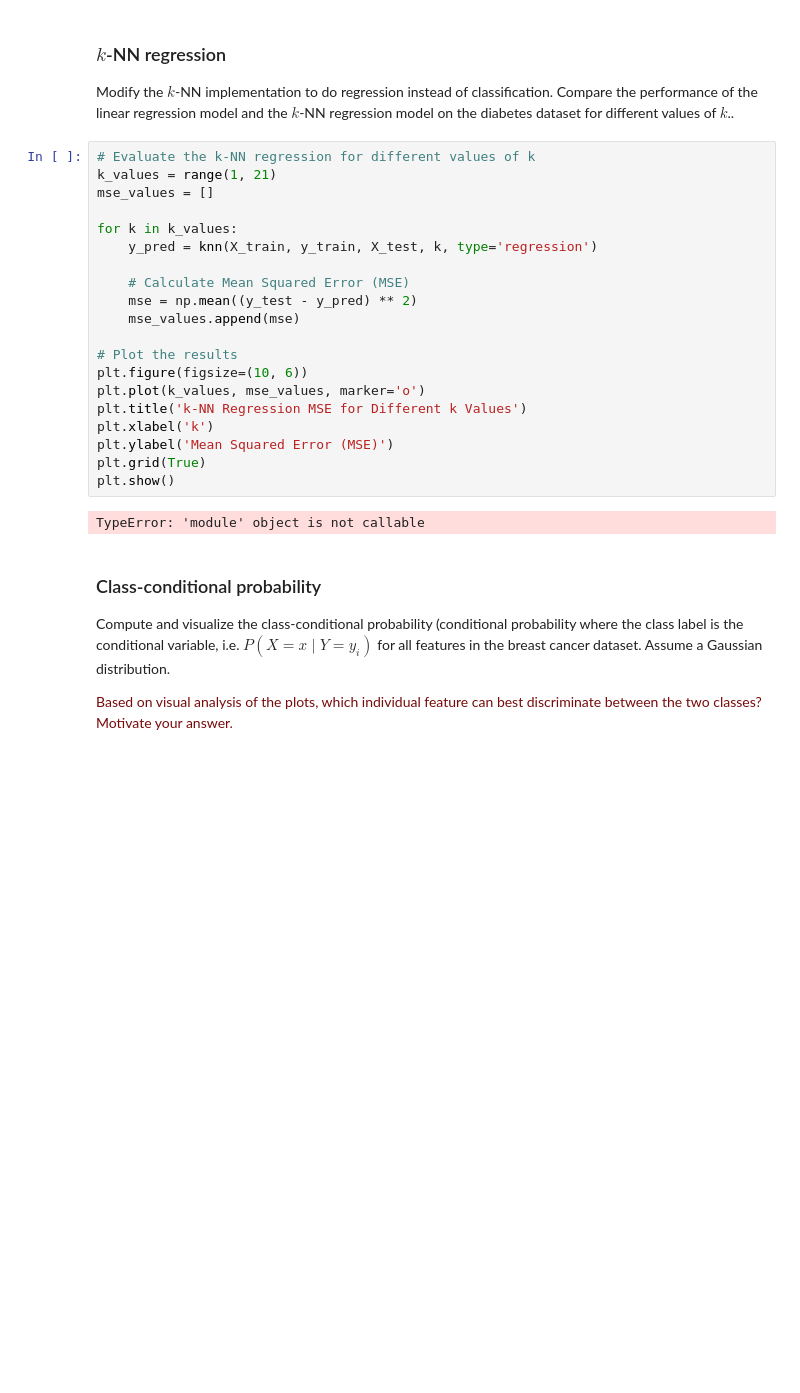
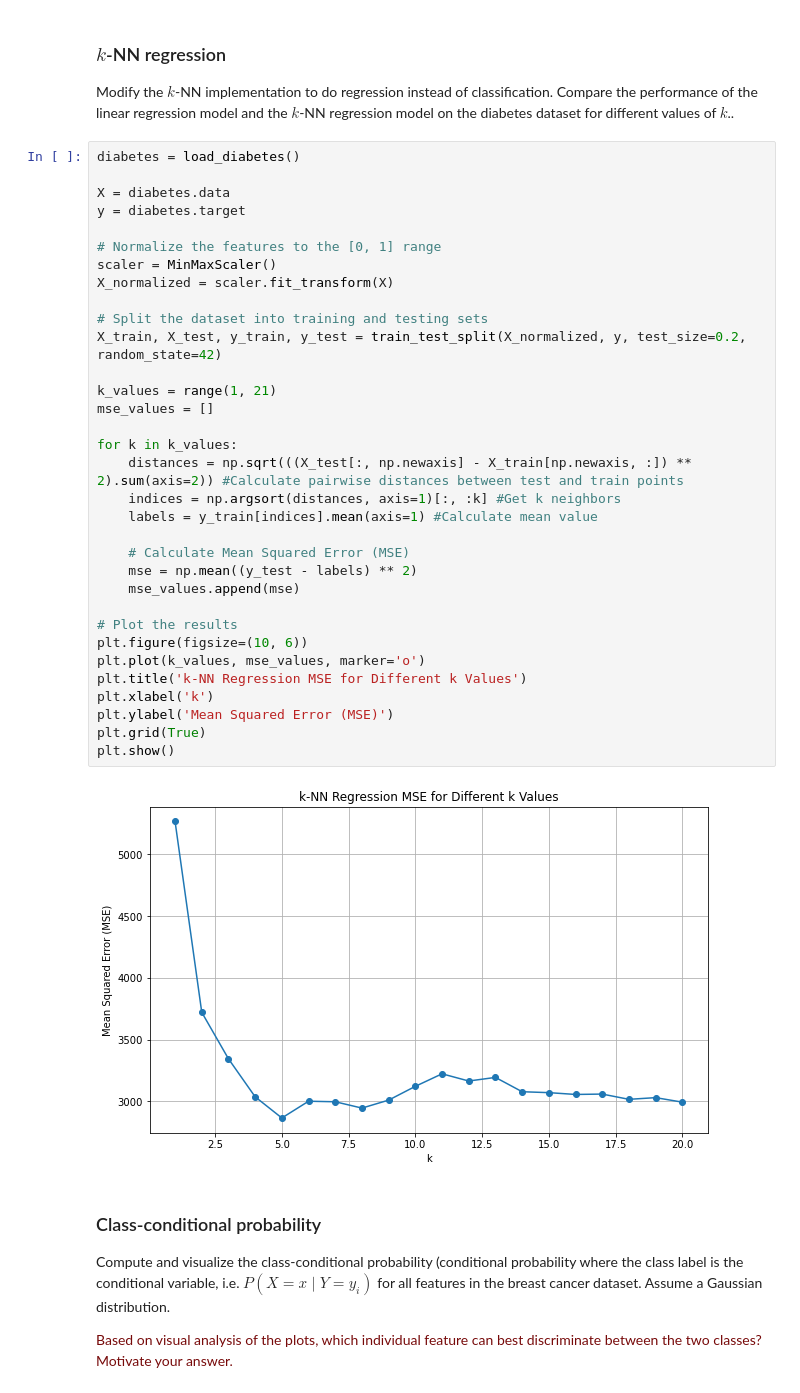
Before and after one commit to LucianoDeben/8dm50-machine-learning, a Jupyter notebook: practicals/week_1.ipynb, the cells around one changed output. Saved outputs shown, nothing was run; the diff lists cells and outputs as text; blank space fills up the shorter version.

```diff
--- a/practicals/week_1.ipynb
+++ b/practicals/week_1.ipynb
@@ -272,27 +272,40 @@ plt.show()
 
 Modify the $k$-NN implementation to do regression instead of classification. Compare the performance of the linear regression model and the $k$-NN regression model on the diabetes dataset for different values of $k$..
 # %%
-# Evaluate the k-NN regression for different values of k
+diabetes = load_diabetes()
+
+X = diabetes.data
+y = diabetes.target
+
+# Normalize the features to the [0, 1] range
+scaler = MinMaxScaler()
+X_normalized = scaler.fit_transform(X)
+
+# Split the dataset into training and testing sets
+X_train, X_test, y_train, y_test = train_test_split(X_normalized, y, test_size=0.2, random_state=42)
+
 k_values = range(1, 21)
 mse_values = []
 
 for k in k_values:
-    y_pred = knn(X_train, y_train, X_test, k, type='regression')
+    distances = np.sqrt(((X_test[:, np.newaxis] - X_train[np.newaxis, :]) ** 2).sum(axis=2)) #Calculate pairwise distances between test and train points
+    indices = np.argsort(distances, axis=1)[:, :k] #Get k neighbors
+    labels = y_train[indices].mean(axis=1) #Calculate mean value
 
     # Calculate Mean Squared Error (MSE)
-    mse = np.mean((y_test - y_pred) ** 2)
+    mse = np.mean((y_test - labels) ** 2)
     mse_values.append(mse)
 
 # Plot the results
 plt.figure(figsize=(10, 6))
 plt.plot(k_values, mse_values, marker='o')
 plt.title('k-NN Regression MSE for Different k Values')
 plt.xlabel('k')
 plt.ylabel('Mean Squared Error (MSE)')
 plt.grid(True)
 plt.show()
 # %% [output]
-TypeError: 'module' object is not callable
+[figure, added]
 # %% [markdown]
 ### Class-conditional probability
 
```
